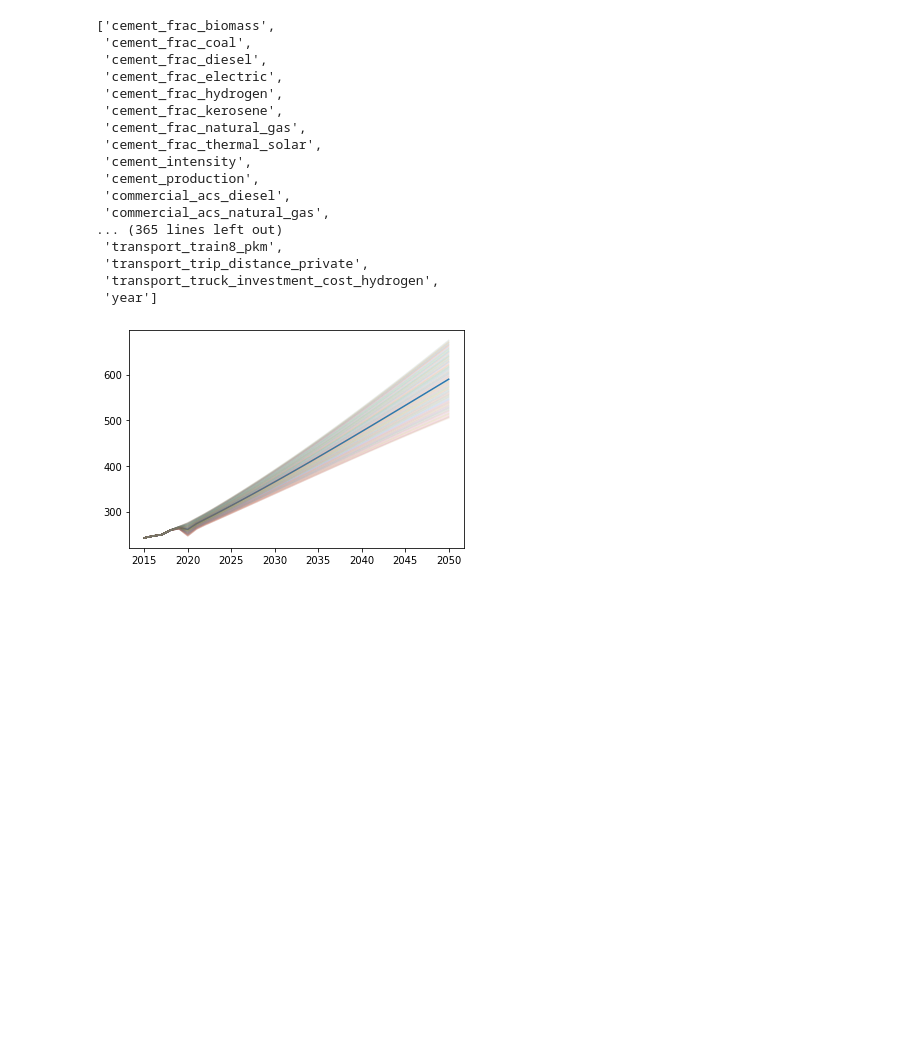
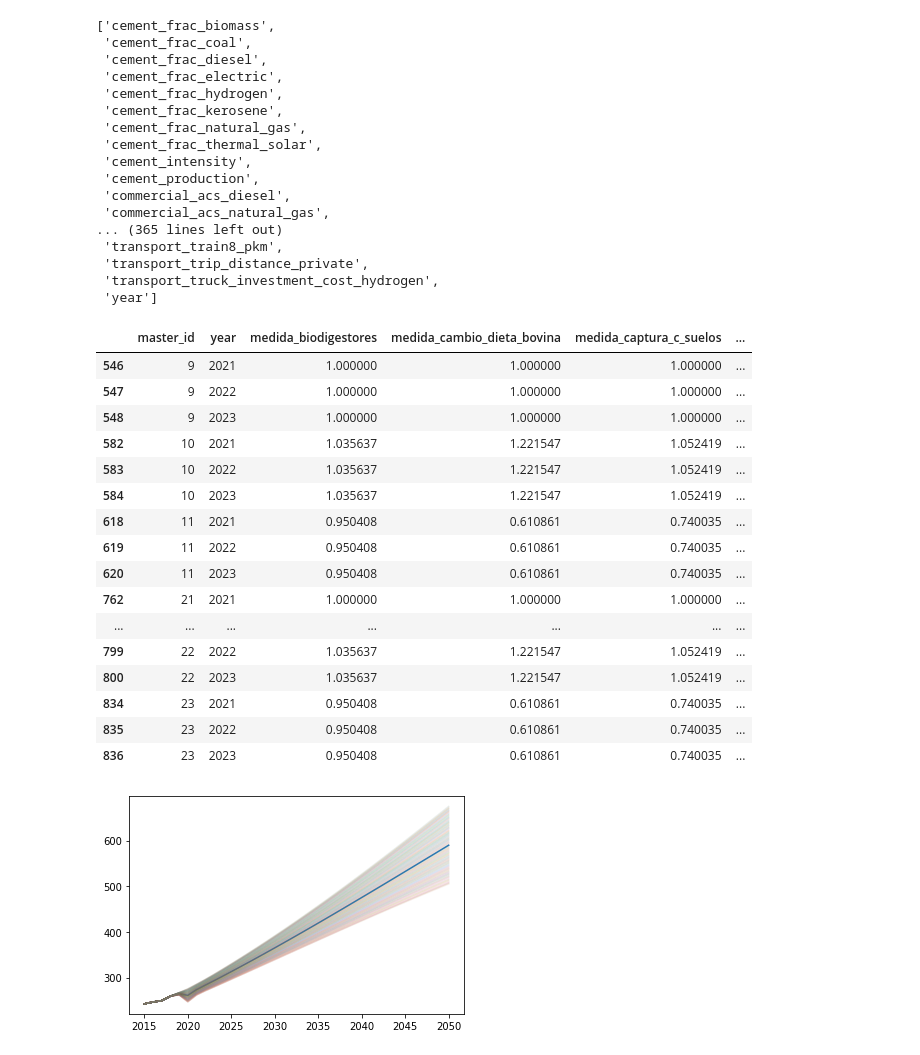
Before and after one commit to emolinaperez/MultiSector_LTS_Chile, a Jupyter notebook: python/integrate_pmr.ipynb, the cells around one changed output. Drawn from its saved outputs; the diff is of its cells as text; code cells hidden in the pictures; blank space fills up the shorter version.

```diff
--- a/python/integrate_pmr.ipynb
+++ b/python/integrate_pmr.ipynb
@@ -44,3 +42,25 @@ df_ed = pd.read_csv(sr.fp_csv_experimental_design_msec)
+# %%
+df_ed = pd.read_csv(sr.fp_csv_experimental_design_msec)
+fields_check = [x for x in df_ed.columns if (x[0:6] == "medida")]
+df_ed[(df_ed["strategy_id"] == 1) & (df_ed["time_series_id"] == 1) & (df_ed["year"].isin([2021, 2022, 2023]))][["master_id", "year"] + fields_check]
+# %% [output]
+|  | master_id | year | medida_biodigestores | medida_cambio_dieta_bovina | medida_captura_c_suelos | ... |
+| 546 | 9 | 2021 | 1.000000 | 1.000000 | 1.000000 | ... |
+| 547 | 9 | 2022 | 1.000000 | 1.000000 | 1.000000 | ... |
+| 548 | 9 | 2023 | 1.000000 | 1.000000 | 1.000000 | ... |
+| 582 | 10 | 2021 | 1.035637 | 1.221547 | 1.052419 | ... |
+| 583 | 10 | 2022 | 1.035637 | 1.221547 | 1.052419 | ... |
+| 584 | 10 | 2023 | 1.035637 | 1.221547 | 1.052419 | ... |
+| 618 | 11 | 2021 | 0.950408 | 0.610861 | 0.740035 | ... |
+| 619 | 11 | 2022 | 0.950408 | 0.610861 | 0.740035 | ... |
+| 620 | 11 | 2023 | 0.950408 | 0.610861 | 0.740035 | ... |
+| 762 | 21 | 2021 | 1.000000 | 1.000000 | 1.000000 | ... |
+| ... | ... | ... | ... | ... | ... | ... |
+| 799 | 22 | 2022 | 1.035637 | 1.221547 | 1.052419 | ... |
+| 800 | 22 | 2023 | 1.035637 | 1.221547 | 1.052419 | ... |
+| 834 | 23 | 2021 | 0.950408 | 0.610861 | 0.740035 | ... |
+| 835 | 23 | 2022 | 0.950408 | 0.610861 | 0.740035 | ... |
+| 836 | 23 | 2023 | 0.950408 | 0.610861 | 0.740035 | ... |
 # %%
 df_ed2 = df_ed[(df_ed["strategy_id"] == 0) & (df_ed["time_series_id"] == 1)].sort_values(by = ["future_id", "year"])
 #df_ed2 = df_ed2[df_ed2["year"].isin([2049, 2050])]
```
Also changed, not shown: parts of 1 cell of this notebook, 10 other files.
